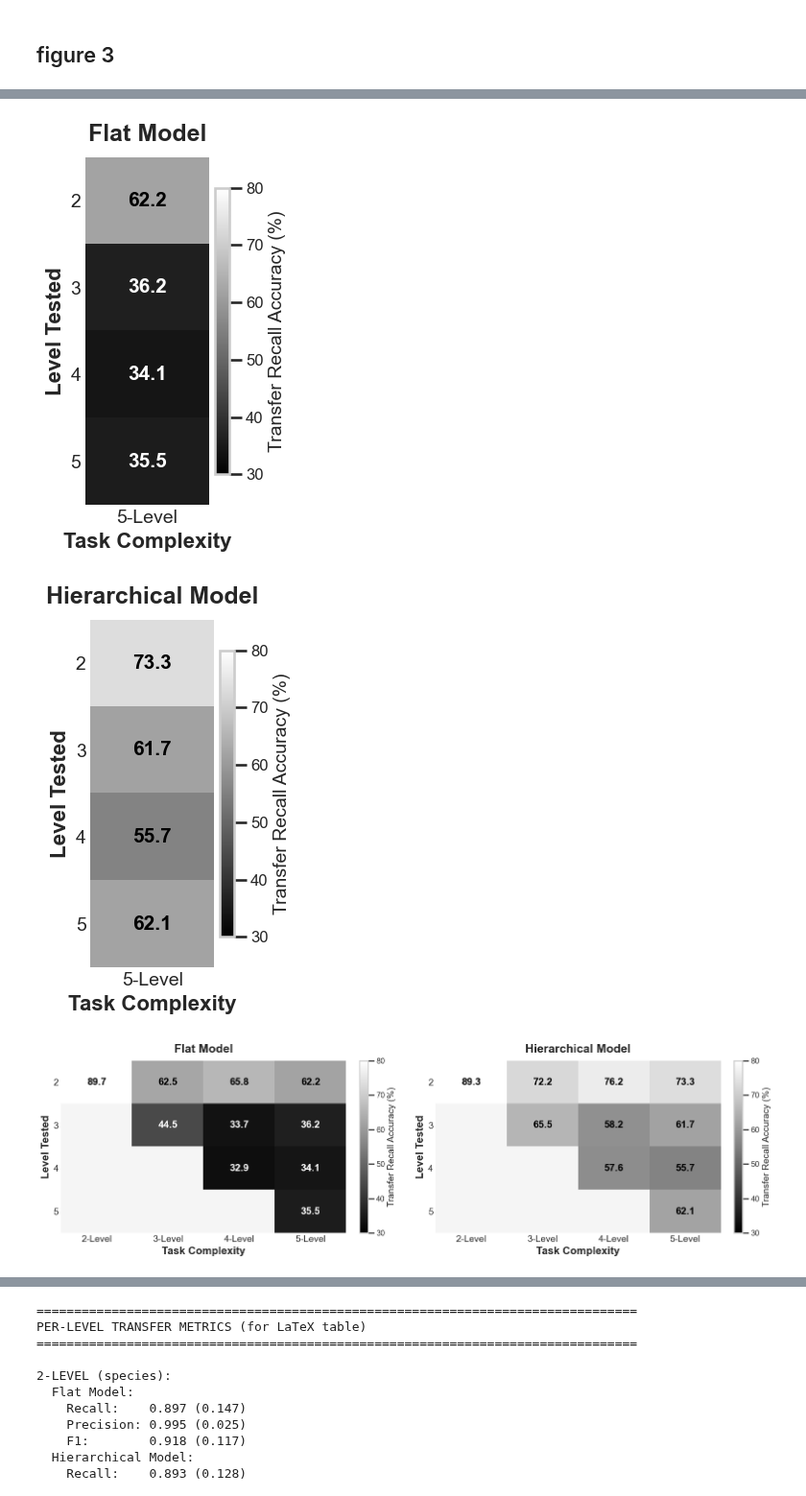
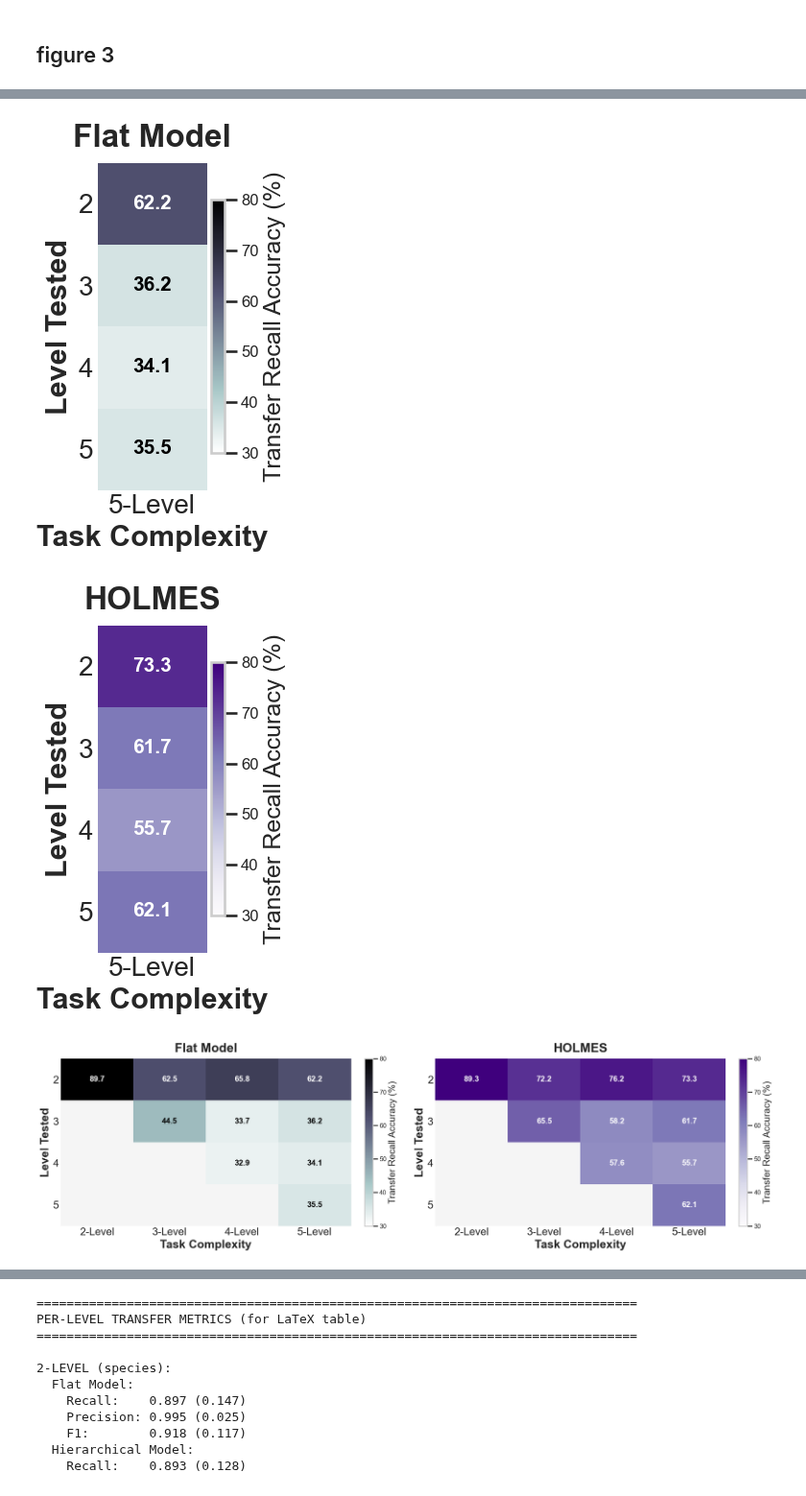
Before and after one commit to Iigaya-Lab/HOLMES-2026, a Jupyter notebook: figures_2_3.ipynb, the cells around one changed output, grey strips where cells are left out. Shown at 96% size. Drawn from its saved outputs; the diff is of its cells as text; code cells hidden in the pictures.

```diff
--- a/figures_2_3.ipynb
+++ b/figures_2_3.ipynb
@@ -2423,8 +2463,8 @@ def plot_transfer_accuracy_heatmap(all_results_df, save_path='plots/transfer_hea
     level_names   = {2: 'species', 3: 'prep', 4: 'storage', 5: 'season'}
 
     models = ['flat', 'hier'] if model == 'both' else [model]
-    titles = {'flat': 'Flat Model', 'hier': 'Hierarchical Model'}
-    cmaps  = {'flat': 'gray', 'hier': 'gray'}
+    titles = {'flat': 'Flat Model', 'hier': 'HOLMES'}
+    cmaps  = {'flat': 'bone_r', 'hier': 'Purples'}
 
     fig, axes = plt.subplots(1, len(models),
                               figsize=(fig_size * len(models), fig_size2),
@@ -2455,42 +2495,42 @@ def plot_transfer_accuracy_heatmap(all_results_df, save_path='plots/transfer_hea
 
         ax.grid(False)
         ax.grid(False, which='minor')
         ax.tick_params(which='both', length=0)
         for spine in ax.spines.values():
             spine.set_visible(False)
 
         cb = plt.colorbar(im, ax=ax, fraction=0.1, pad=0.04)
-        cb.set_label('Transfer Recall Accuracy (%)', fontsize=14)
+        cb.set_label('Transfer Recall Accuracy (%)', fontsize=18)
         cb.ax.tick_params(labelsize=12)
 
         for ri in range(len(tested_levels)):
             for ci_idx in range(len(complexities)):
                 if not np.isnan(matrix[ri, ci_idx]):
                     val = matrix[ri, ci_idx]
-                    text_color = 'white' if val < 55 else 'black'
+                    text_color = 'white' if val >= 55 else 'black'
                     ax.text(ci_idx, ri, f'{val:.1f}',
                             ha='center', va='center', fontsize=15,
                             fontweight='bold', color=text_color)
 
         ax.set_xticks(range(len(complexities)))
-        ax.set_xticklabels([f'{l}-Level' for l in complexities], fontsize=14)
+        ax.set_xticklabels([f'{l}-Level' for l in complexities], fontsize=20)
         ax.set_yticks(range(len(tested_levels)))
-        ax.set_yticklabels(['2', '3', '4', '5'], fontsize=14)
-        ax.set_xlabel('Task Complexity', fontsize=16, fontweight='bold')
-        ax.set_ylabel('Level Tested', fontsize=16, fontweight='bold')
-        ax.set_title(titles[mdl], fontsize=18, fontweight='bold', pad=12)
+        ax.set_yticklabels(['2', '3', '4', '5'], fontsize=20)
+        ax.set_xlabel('Task Complexity', fontsize=22, fontweight='bold')
+        ax.set_ylabel('Level Tested', fontsize=22, fontweight='bold')
+        ax.set_title(titles[mdl], fontsize=24, fontweight='bold', pad=12)
 
     plt.tight_layout()
     plt.show()
 
 
 
 plot_transfer_accuracy_heatmap(all_results_df, model='flat')   # or 'flat' / 'hier'
 plot_transfer_accuracy_heatmap(all_results_df, model='hier')   # or 'flat' / 'hier'
 
-plot_transfer_accuracy_heatmap(all_results_df, complexities = [2,3,4,5],model='both', fig_size = 8, fig_size2 = 5)   # or 'flat' / 'hier'
+plot_transfer_accuracy_heatmap(all_results_df, complexities = [2,3,4,5],model='both', fig_size = 10, fig_size2 = 6)   # or 'flat' / 'hier'
 # %% [output]
-[figure, old version]
+[figure, new version]
-[figure, old version]
+[figure, new version]
-[figure, old version]
+[figure, new version]
 # %%
```
Also changed, not shown: parts of 11 cells of this notebook.
